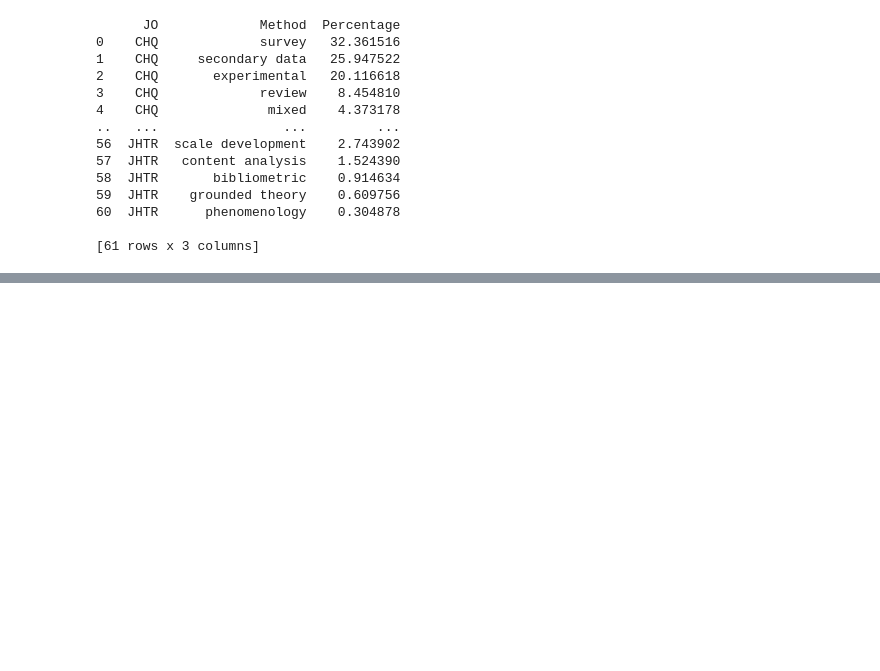
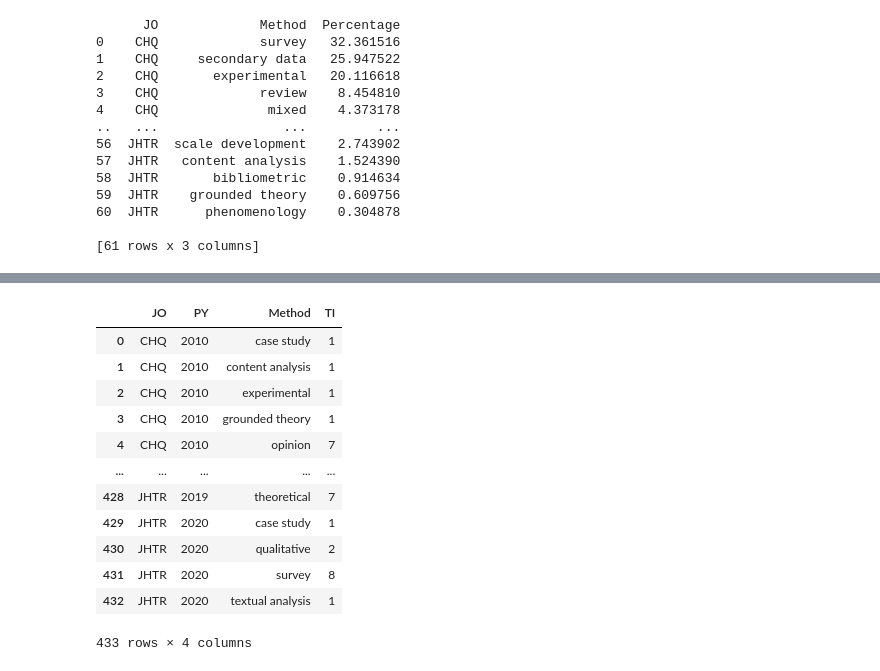
Before and after one commit to kurtsenol/machine-learning, a Jupyter notebook: TopicModeling/Methodology/paper_method_analysis_2.ipynb, the cells around one changed output, grey strips where cells are left out. Drawn from its saved outputs; the diff is of its cells as text; code cells hidden in the pictures; blank space fills up the shorter version.

```diff
--- a/TopicModeling/Methodology/paper_method_analysis_2.ipynb
+++ b/TopicModeling/Methodology/paper_method_analysis_2.ipynb
@@ -381,0 +382,3 @@ sns.catplot(x="Method", y= "Percentage", hue="JO", data=df_gr, kind="bar", heigh
+# %%
+df_new =df_1[~df_1.PY.isnull()].copy()
+df_new
@@ -381,0 +401,17 @@ sns.catplot(x="Method", y= "Percentage", hue="JO", data=df_gr, kind="bar", heigh
+# %%
+df_2 = df_new.groupby(["JO", "PY", "Method"])["TI"].count().reset_index()
+df_2
+# %% [output]
+|  | JO | PY | Method | TI |
+| 0 | CHQ | 2010 | case study | 1 |
+| 1 | CHQ | 2010 | content analysis | 1 |
+| 2 | CHQ | 2010 | experimental | 1 |
+| 3 | CHQ | 2010 | grounded theory | 1 |
+| 4 | CHQ | 2010 | opinion | 7 |
+| ... | ... | ... | ... | ... |
+| 428 | JHTR | 2019 | theoretical | 7 |
+| 429 | JHTR | 2020 | case study | 1 |
+| 430 | JHTR | 2020 | qualitative | 2 |
+| 431 | JHTR | 2020 | survey | 8 |
+| 432 | JHTR | 2020 | textual analysis | 1 |
+433 rows × 4 columns
```
Also changed, not shown: parts of 19 cells of this notebook.
